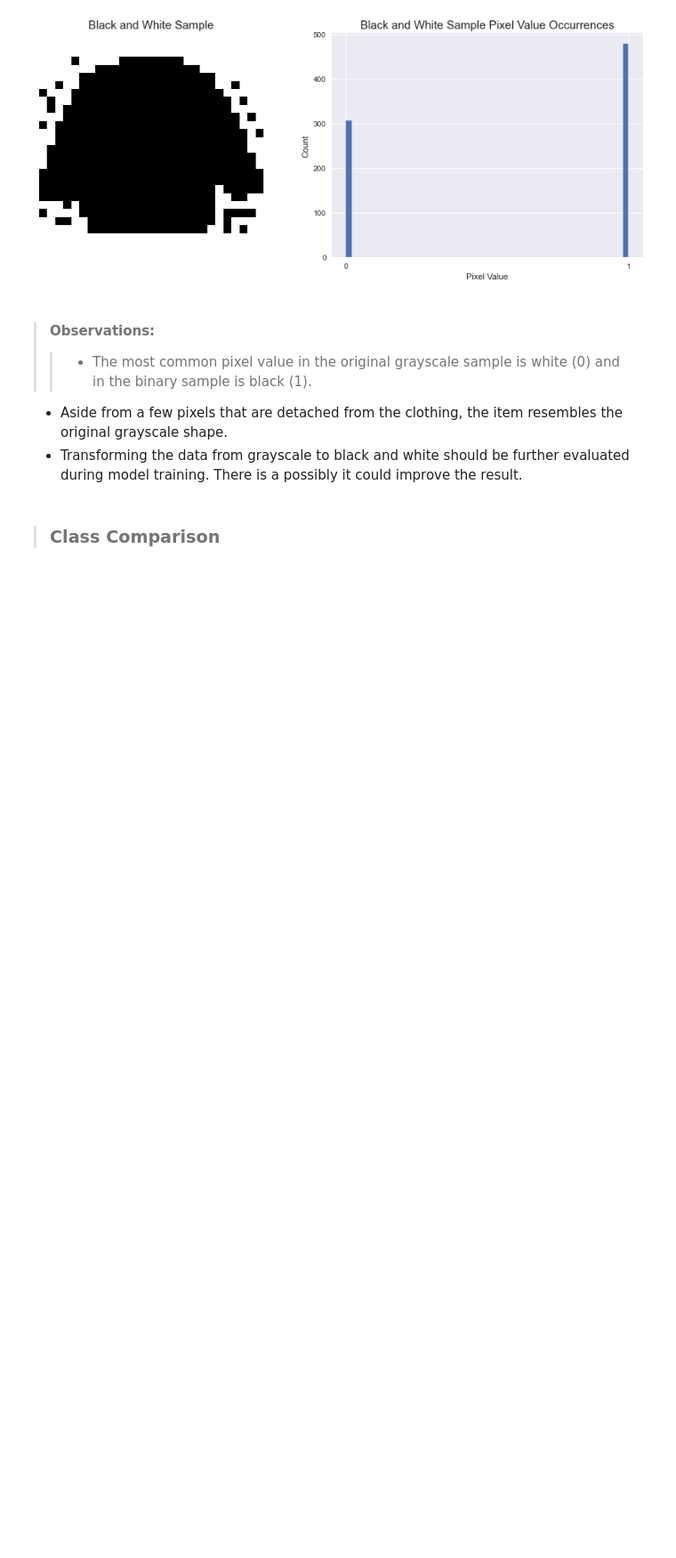
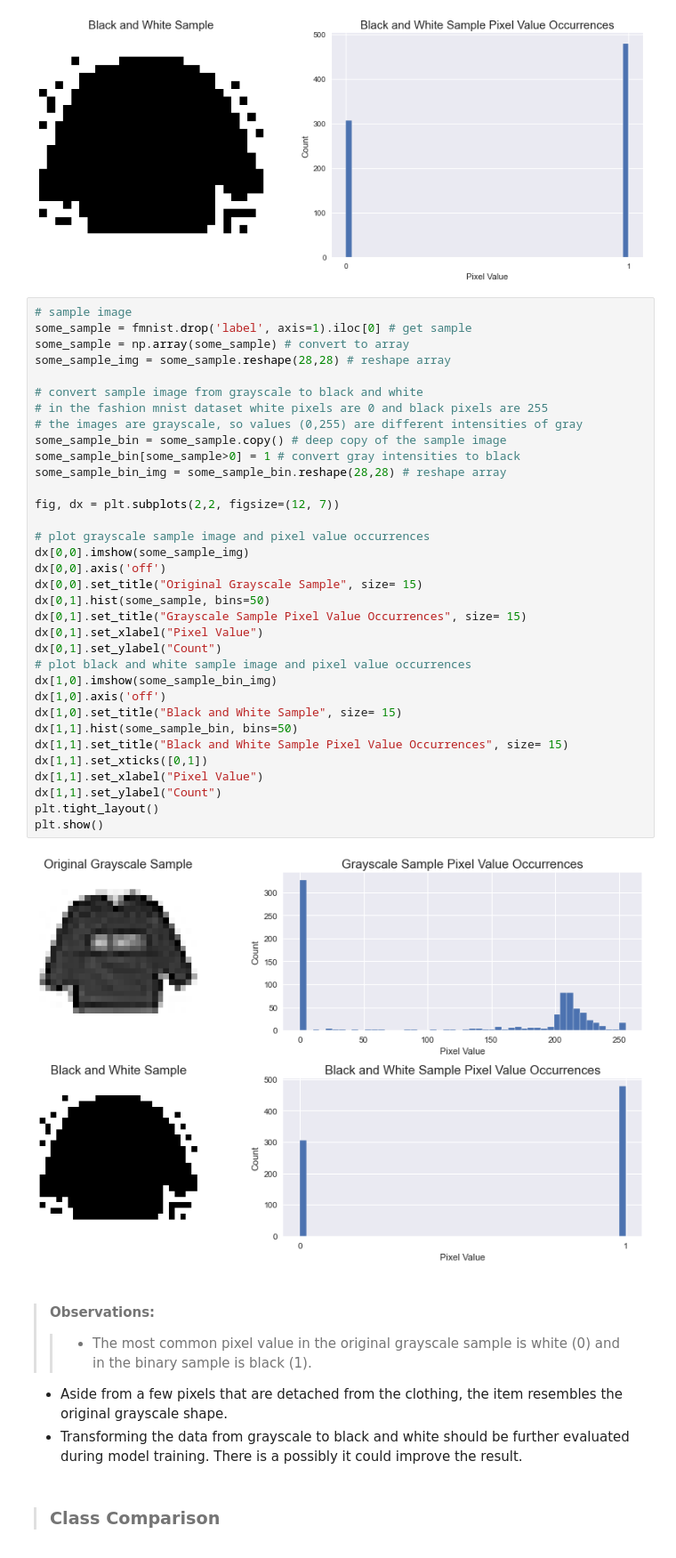
Before and after one commit to adiy55/1SB-Final-Project, a Jupyter notebook: 1SB ML Fashion MNIST.ipynb, the cells around one changed output. Shown at 89% size. Saved outputs shown, nothing was run; the diff lists cells and outputs as text; blank space fills up the shorter version.

Commit message:
Plot grayscale and binary sample together (section 2)

```diff
--- a/1SB ML Fashion MNIST.ipynb
+++ b/1SB ML Fashion MNIST.ipynb
@@ -196,6 +196,42 @@ plt.tight_layout()
 plt.show()
 # %% [output]
 [figure]
+# %%
+# sample image
+some_sample = fmnist.drop('label', axis=1).iloc[0] # get sample
+some_sample = np.array(some_sample) # convert to array
+some_sample_img = some_sample.reshape(28,28) # reshape array
+
+# convert sample image from grayscale to black and white
+# in the fashion mnist dataset white pixels are 0 and black pixels are 255
+# the images are grayscale, so values (0,255) are different intensities of gray
+some_sample_bin = some_sample.copy() # deep copy of the sample image
+some_sample_bin[some_sample>0] = 1 # convert gray intensities to black
+some_sample_bin_img = some_sample_bin.reshape(28,28) # reshape array
+
+fig, dx = plt.subplots(2,2, figsize=(12, 7))
+
+# plot grayscale sample image and pixel value occurrences
+dx[0,0].imshow(some_sample_img)
+dx[0,0].axis('off')
+dx[0,0].set_title("Original Grayscale Sample", size= 15)
+dx[0,1].hist(some_sample, bins=50)
+dx[0,1].set_title("Grayscale Sample Pixel Value Occurrences", size= 15)
+dx[0,1].set_xlabel("Pixel Value")
+dx[0,1].set_ylabel("Count")
+# plot black and white sample image and pixel value occurrences
+dx[1,0].imshow(some_sample_bin_img)
+dx[1,0].axis('off')
+dx[1,0].set_title("Black and White Sample", size= 15)
+dx[1,1].hist(some_sample_bin, bins=50)
+dx[1,1].set_title("Black and White Sample Pixel Value Occurrences", size= 15)
+dx[1,1].set_xticks([0,1])
+dx[1,1].set_xlabel("Pixel Value")
+dx[1,1].set_ylabel("Count")
+plt.tight_layout()
+plt.show()
+# %% [output]
+[figure, added]
 # %% [markdown]
 > #### Observations:
 >> * The most common pixel value in the original grayscale sample is white (0) and in the binary
```
Also changed, not shown: parts of 1 cell of this notebook.
